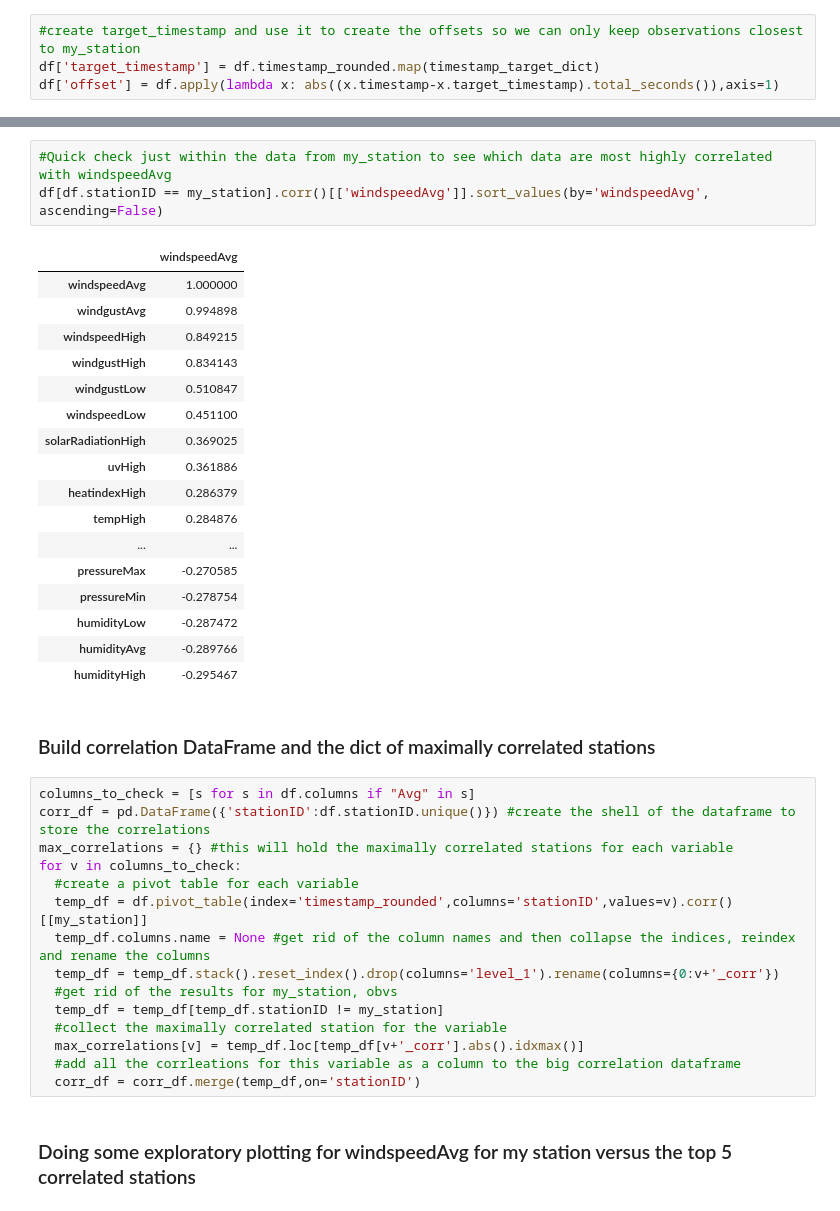
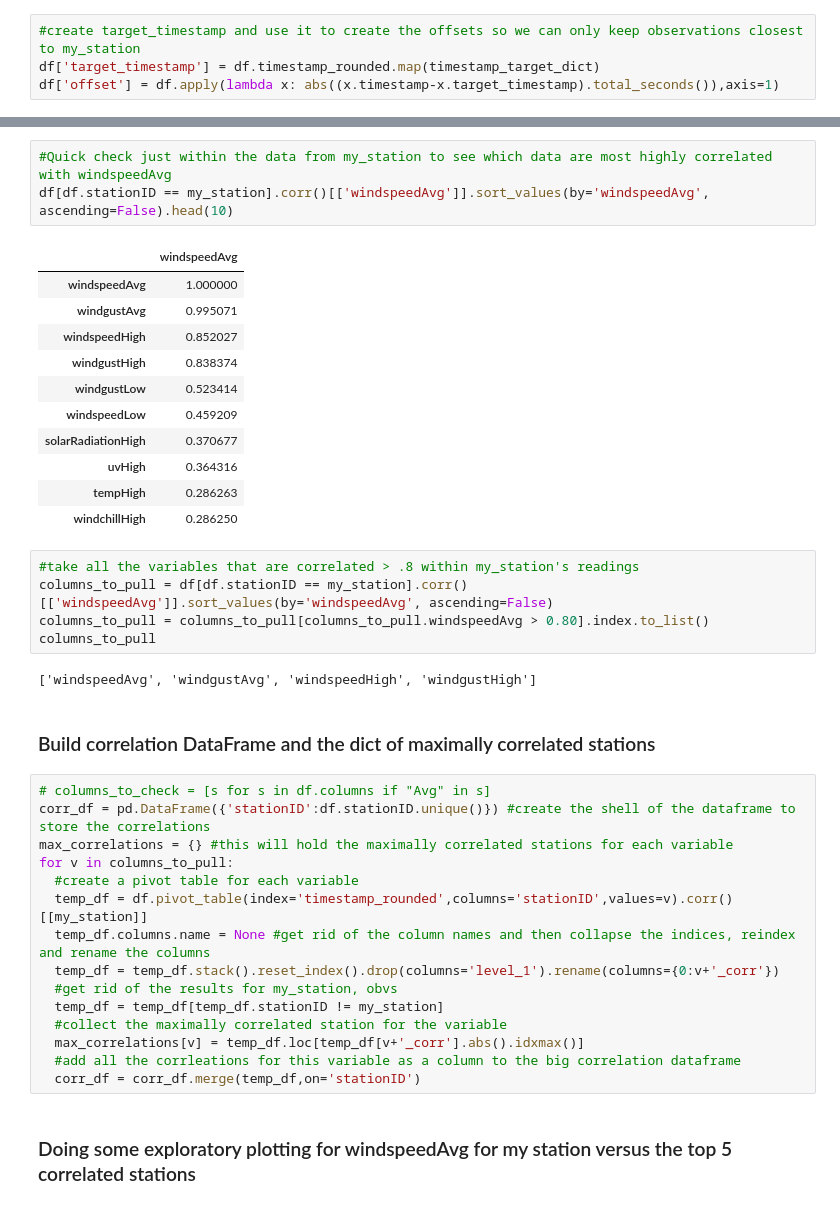
Before and after one commit to riverdogcabin/PSDS4900, a Jupyter notebook: wu_observation_modeling.ipynb, the cells around one changed output, grey strips where cells are left out. Cells and saved outputs as stored; diff of their text form.

```diff
--- a/wu_observation_modeling.ipynb
+++ b/wu_observation_modeling.ipynb
@@ -112,31 +142,32 @@ ax.axhline(y=num_stations,color='red',linestyle='--')
 # %%
 #Quick check just within the data from my_station to see which data are most highly correlated with windspeedAvg
-df[df.stationID == my_station].corr()[['windspeedAvg']].sort_values(by='windspeedAvg', ascending=False)
+df[df.stationID == my_station].corr()[['windspeedAvg']].sort_values(by='windspeedAvg', ascending=False).head(10)
 # %% [output]
 |  | windspeedAvg |
 | windspeedAvg | 1.000000 |
-| windgustAvg | 0.994898 |
-| windspeedHigh | 0.849215 |
-| windgustHigh | 0.834143 |
-| windgustLow | 0.510847 |
-| windspeedLow | 0.451100 |
-| solarRadiationHigh | 0.369025 |
-| uvHigh | 0.361886 |
-| heatindexHigh | 0.286379 |
-| tempHigh | 0.284876 |
-| ... | ... |
-| pressureMax | -0.270585 |
-| pressureMin | -0.278754 |
-| humidityLow | -0.287472 |
-| humidityAvg | -0.289766 |
-| humidityHigh | -0.295467 |
+| windgustAvg | 0.995071 |
+| windspeedHigh | 0.852027 |
+| windgustHigh | 0.838374 |
+| windgustLow | 0.523414 |
+| windspeedLow | 0.459209 |
+| solarRadiationHigh | 0.370677 |
+| uvHigh | 0.364316 |
+| tempHigh | 0.286263 |
+| windchillHigh | 0.286250 |
+# %%
+#take all the variables that are correlated > .8 within my_station's readings
+columns_to_pull = df[df.stationID == my_station].corr()[['windspeedAvg']].sort_values(by='windspeedAvg', ascending=False)
+columns_to_pull = columns_to_pull[columns_to_pull.windspeedAvg > 0.80].index.to_list()
+columns_to_pull
+# %% [output]
+['windspeedAvg', 'windgustAvg', 'windspeedHigh', 'windgustHigh']
 # %% [markdown]
 ### Build correlation DataFrame and the dict of maximally correlated stations
 # %%
-columns_to_check = [s for s in df.columns if "Avg" in s]
+# columns_to_check = [s for s in df.columns if "Avg" in s]
 corr_df = pd.DataFrame({'stationID':df.stationID.unique()}) #create the shell of the dataframe to store the correlations
 max_correlations = {} #this will hold the maximally correlated stations for each variable
-for v in columns_to_check:
+for v in columns_to_pull:
   #create a pivot table for each variable
   temp_df = df.pivot_table(index='timestamp_rounded',columns='stationID',values=v).corr()[[my_station]]
   temp_df.columns.name = None #get rid of the column names and then collapse the indices, reindex and rename the columns
```
Also changed, not shown: parts of 39 cells of this notebook.
